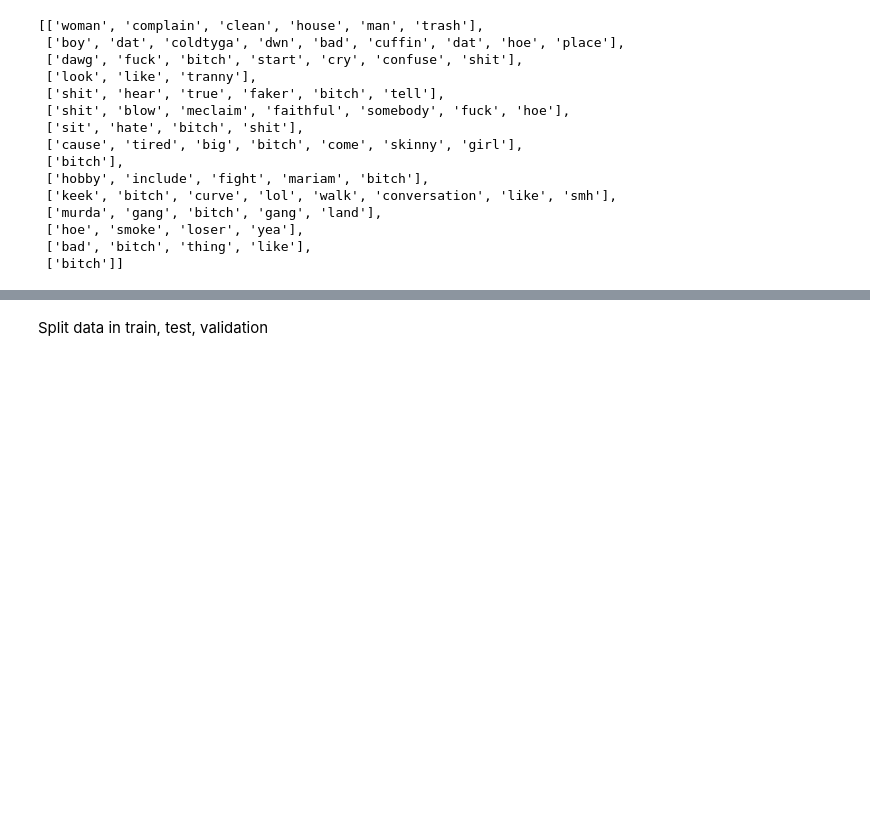
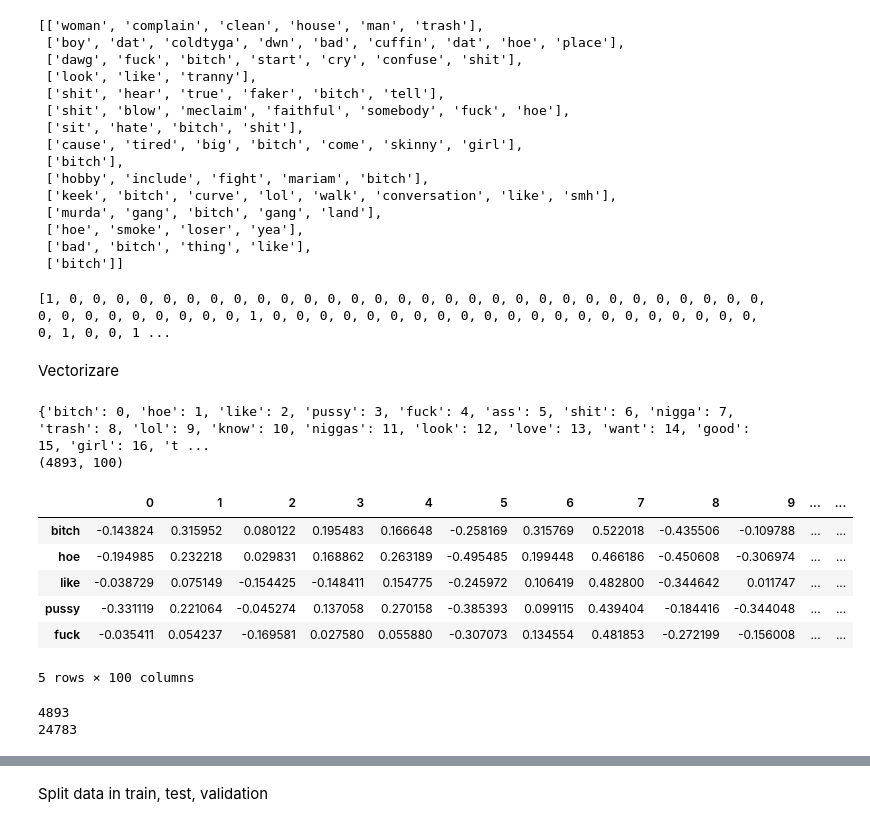
Before and after one commit to StefaniaGutu/OffensiveLanguageClassification, a Jupyter notebook: NLP_Project.ipynb, the cells around one changed output, grey strips where cells are left out. Drawn from its saved outputs; the diff is of its cells as text; code cells hidden in the pictures; blank space fills up the shorter version.

```diff
--- a/NLP_Project.ipynb
+++ b/NLP_Project.ipynb
@@ -109,10 +110,61 @@ pickle.dump({
     'dataset_labels': dataset_labels
 }, pck)
 # %%
-preprocessed_dataset1 = []
-dataset_labels1 = []
+preprocessed_dataset = []
+dataset_labels = []
 
 pck = open("./pickles/preprocessed_dataset.pck", "rb")
 result = pickle.load(pck)
-preprocessed_dataset1 = result['preprocessed_dataset']
-dataset_labels1 = result['dataset_labels']
+preprocessed_dataset = result['preprocessed_dataset']
+dataset_labels = result['dataset_labels']
+# %%
+new_dataset_labels = []
+for i in dataset_labels:
+  if i == 1:
+    new_dataset_labels.append(0)
+  elif i == 2:
+    new_dataset_labels.append(1)
+  else:
+    new_dataset_labels.append(i)
+
+print(new_dataset_labels)
+# %% [output]
+[1, 0, 0, 0, 0, 0, 0, 0, 0, 0, 0, 0, 0, 0, 0, 0, 0, 0, 0, 0, 0, 0, 0, 0, 0, 0, 0, 0, 0, 0, 0, 0, 0, 0, 0, 0, 0, 0, 0, 0, 1, 0, 0, 0, 0, 0, 0, 0, 0, 0, 0, 0, 0, 0, 0, 0, 0, 0, 0, 0, 0, 0, 0, 1, 0, 0, 1 ...
+# %% [markdown]
+Vectorizare
+# %%
+w = w2v(
+    preprocessed_dataset,
+    min_count=3,
+    sg=1,  # sg=1 inseamna ca se foloseste skip-gram, sg=0 inseamna ca se foloseste CBOW
+    window=7
+)
+
+print(w.wv.key_to_index)
+
+emb_df = (
+    pd.DataFrame(
+        [w.wv.get_vector(str(n)) for n in w.wv.key_to_index],
+        index=w.wv.key_to_index
+    )
+)
+
+print(emb_df.shape)
+emb_df.head()
+# %% [output]
+{'bitch': 0, 'hoe': 1, 'like': 2, 'pussy': 3, 'fuck': 4, 'ass': 5, 'shit': 6, 'nigga': 7, 'trash': 8, 'lol': 9, 'know': 10, 'niggas': 11, 'look': 12, 'love': 13, 'want': 14, 'good': 15, 'girl': 16, 't ...
+(4893, 100)
+|  | 0 | 1 | 2 | 3 | 4 | 5 | 6 | 7 | 8 | 9 | ... | ... |
+| bitch | -0.143824 | 0.315952 | 0.080122 | 0.195483 | 0.166648 | -0.258169 | 0.315769 | 0.522018 | -0.435506 | -0.109788 | ... | ... |
+| hoe | -0.194985 | 0.232218 | 0.029831 | 0.168862 | 0.263189 | -0.495485 | 0.199448 | 0.466186 | -0.450608 | -0.306974 | ... | ... |
+| like | -0.038729 | 0.075149 | -0.154425 | -0.148411 | 0.154775 | -0.245972 | 0.106419 | 0.482800 | -0.344642 | 0.011747 | ... | ... |
+| pussy | -0.331119 | 0.221064 | -0.045274 | 0.137058 | 0.270158 | -0.385393 | 0.099115 | 0.439404 | -0.184416 | -0.344048 | ... | ... |
+| fuck | -0.035411 | 0.054237 | -0.169581 | 0.027580 | 0.055880 | -0.307073 | 0.134554 | 0.481853 | -0.272199 | -0.156008 | ... | ... |
+5 rows × 100 columns
+# %%
+new_preprocessed_dataset = [w.wv.get_vector(str(n)) for n in w.wv.key_to_index]
+print(len(new_preprocessed_dataset))
+print(len(new_dataset_labels))
+# %% [output]
+4893
+24783
```
Also changed, not shown: parts of 4 cells of this notebook.
